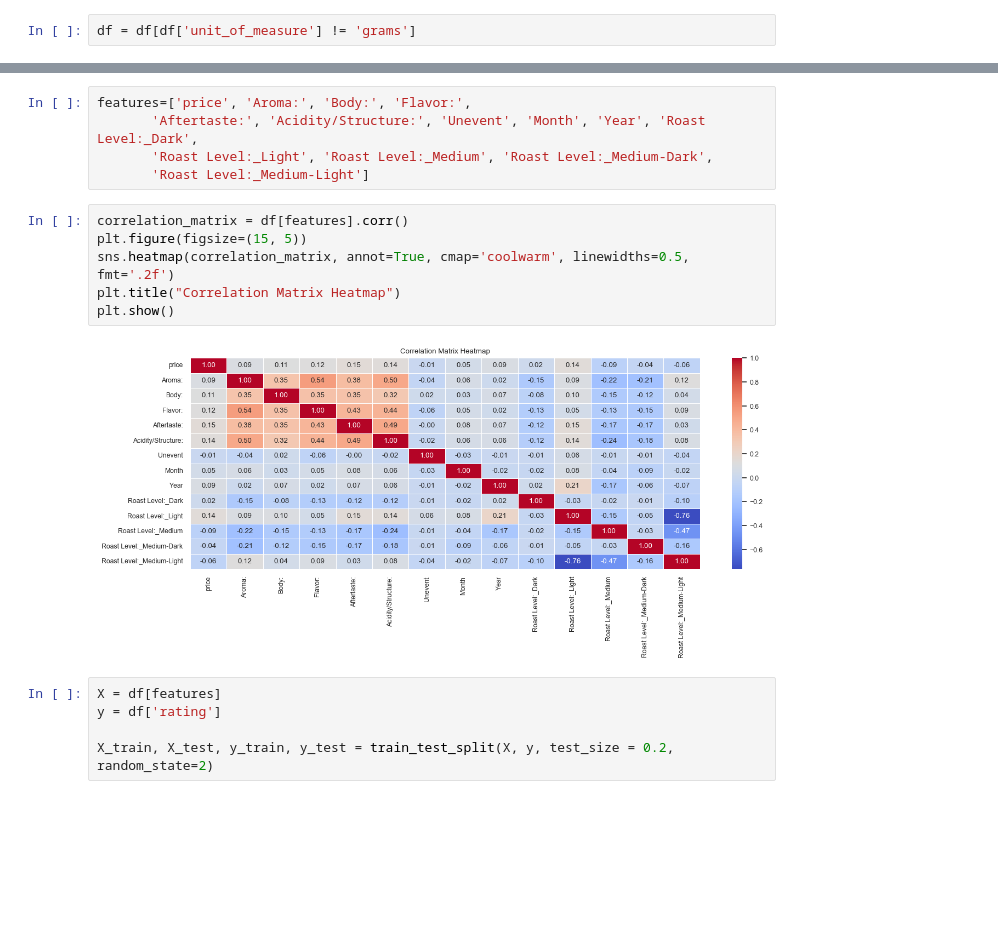
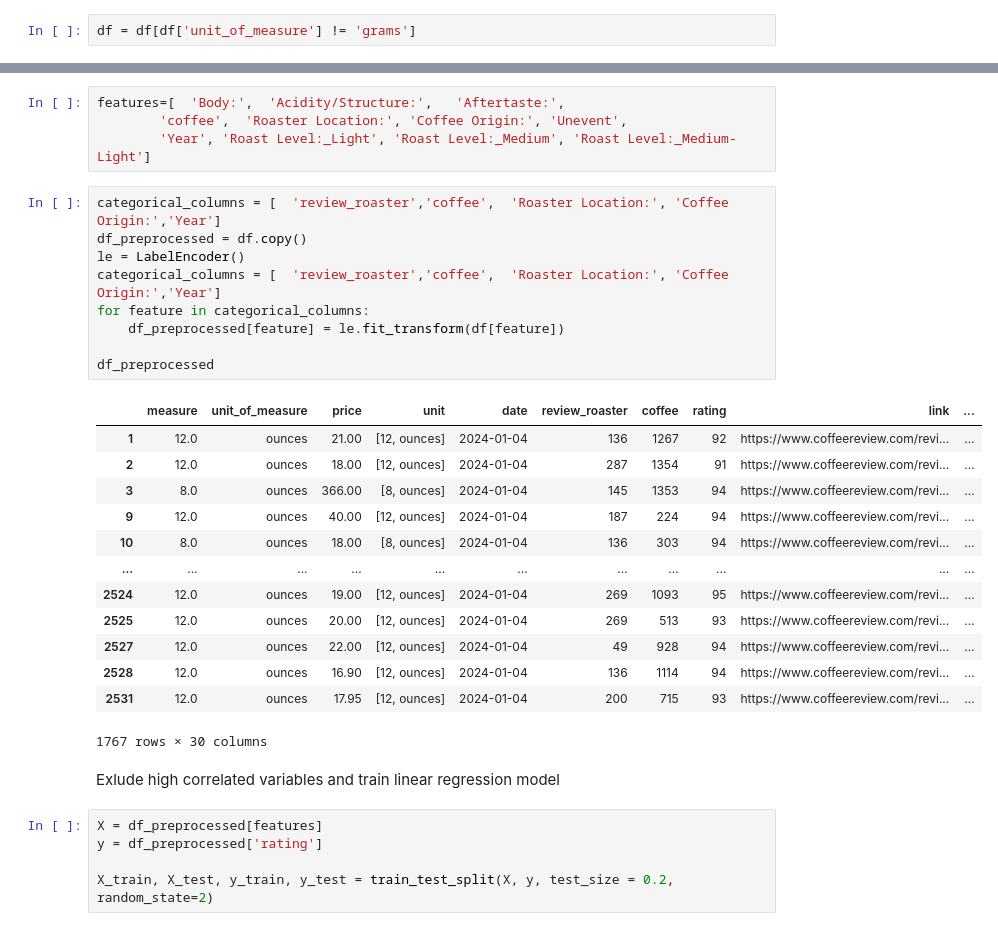
Before and after one commit to dchristofis/Coffee-price, a Jupyter notebook: coffee review analysis.ipynb, the cells around one changed output, grey strips where cells are left out. Cells and saved outputs as stored; diff of their text form; blank space fills up the shorter version.

```diff
--- a/coffee review analysis.ipynb
+++ b/coffee review analysis.ipynb
@@ -479,19 +492,35 @@ df = df[df['unit_of_measure'] != 'grams']
 # %%
-features=['price', 'Aroma:', 'Body:', 'Flavor:',
-       'Aftertaste:', 'Acidity/Structure:', 'Unevent', 'Month', 'Year', 'Roast Level:_Dark',
-       'Roast Level:_Light', 'Roast Level:_Medium', 'Roast Level:_Medium-Dark',
-       'Roast Level:_Medium-Light']
+features=[  'Body:',  'Acidity/Structure:',   'Aftertaste:',
+        'coffee',  'Roaster Location:', 'Coffee Origin:', 'Unevent',
+        'Year', 'Roast Level:_Light', 'Roast Level:_Medium', 'Roast Level:_Medium-Light']
-# %%
-correlation_matrix = df[features].corr()
-plt.figure(figsize=(15, 5))
-sns.heatmap(correlation_matrix, annot=True, cmap='coolwarm', linewidths=0.5, fmt='.2f')
-plt.title("Correlation Matrix Heatmap")
-plt.show()
-# %% [output]
-[figure, removed]
+# %%
+categorical_columns = [  'review_roaster','coffee',  'Roaster Location:', 'Coffee Origin:','Year']
+df_preprocessed = df.copy()
+le = LabelEncoder()
+categorical_columns = [  'review_roaster','coffee',  'Roaster Location:', 'Coffee Origin:','Year']
+for feature in categorical_columns:
+    df_preprocessed[feature] = le.fit_transform(df[feature])
+
+df_preprocessed
+# %% [output]
+|  | measure | unit_of_measure | price | unit | date | review_roaster | coffee | rating | link | ... |
+| 1 | 12.0 | ounces | 21.00 | [12, ounces] | 2024-01-04 | 136 | 1267 | 92 | https://www.coffeereview.com/revi... | ... |
+| 2 | 12.0 | ounces | 18.00 | [12, ounces] | 2024-01-04 | 287 | 1354 | 91 | https://www.coffeereview.com/revi... | ... |
+| 3 | 8.0 | ounces | 366.00 | [8, ounces] | 2024-01-04 | 145 | 1353 | 94 | https://www.coffeereview.com/revi... | ... |
+| 9 | 12.0 | ounces | 40.00 | [12, ounces] | 2024-01-04 | 187 | 224 | 94 | https://www.coffeereview.com/revi... | ... |
+| 10 | 8.0 | ounces | 18.00 | [8, ounces] | 2024-01-04 | 136 | 303 | 94 | https://www.coffeereview.com/revi... | ... |
+| ... | ... | ... | ... | ... | ... | ... | ... | ... | ... | ... |
+| 2524 | 12.0 | ounces | 19.00 | [12, ounces] | 2024-01-04 | 269 | 1093 | 95 | https://www.coffeereview.com/revi... | ... |
+| 2525 | 12.0 | ounces | 20.00 | [12, ounces] | 2024-01-04 | 269 | 513 | 93 | https://www.coffeereview.com/revi... | ... |
+| 2527 | 12.0 | ounces | 22.00 | [12, ounces] | 2024-01-04 | 49 | 928 | 94 | https://www.coffeereview.com/revi... | ... |
+| 2528 | 12.0 | ounces | 16.90 | [12, ounces] | 2024-01-04 | 136 | 1114 | 94 | https://www.coffeereview.com/revi... | ... |
+| 2531 | 12.0 | ounces | 17.95 | [12, ounces] | 2024-01-04 | 200 | 715 | 93 | https://www.coffeereview.com/revi... | ... |
+1767 rows × 30 columns
+# %% [markdown]
+Exlude high correlated variables and train linear regression model
 # %%
-X = df[features]
-y = df['rating']
+X = df_preprocessed[features]
+y = df_preprocessed['rating']
 
 X_train, X_test, y_train, y_test = train_test_split(X, y, test_size = 0.2, random_state=2)
 # %%
```
Also changed, not shown: parts of 16 cells of this notebook, 1 other file.
